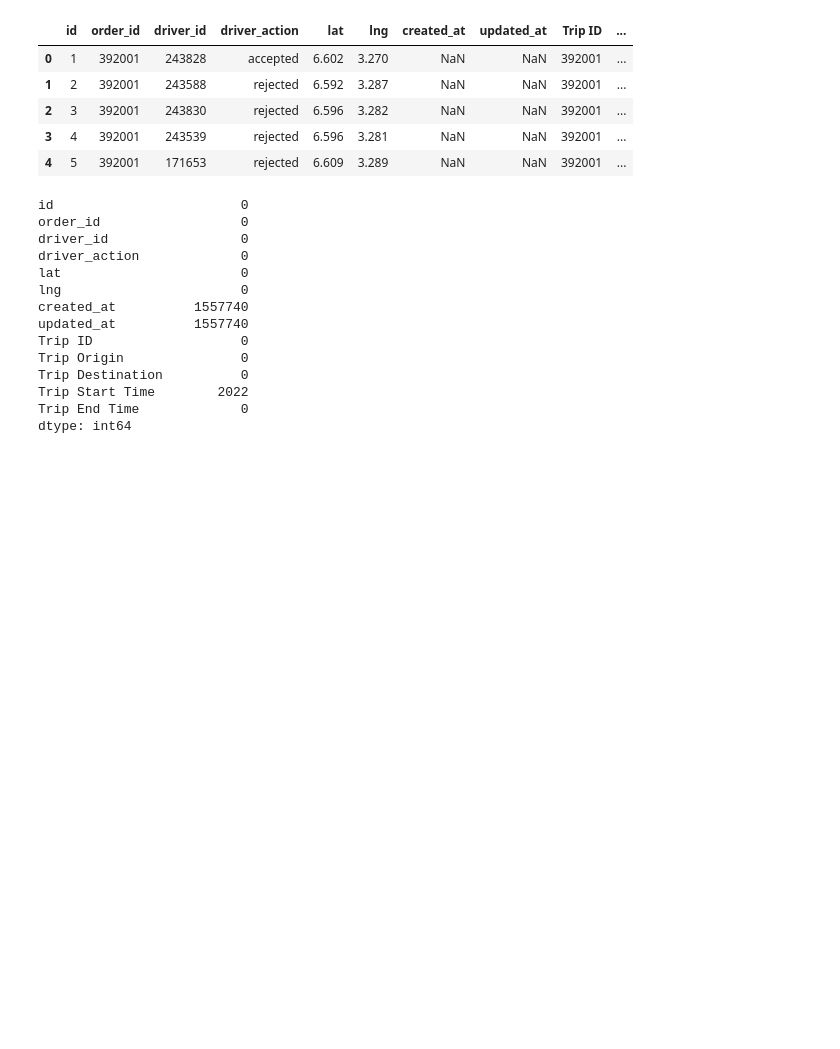
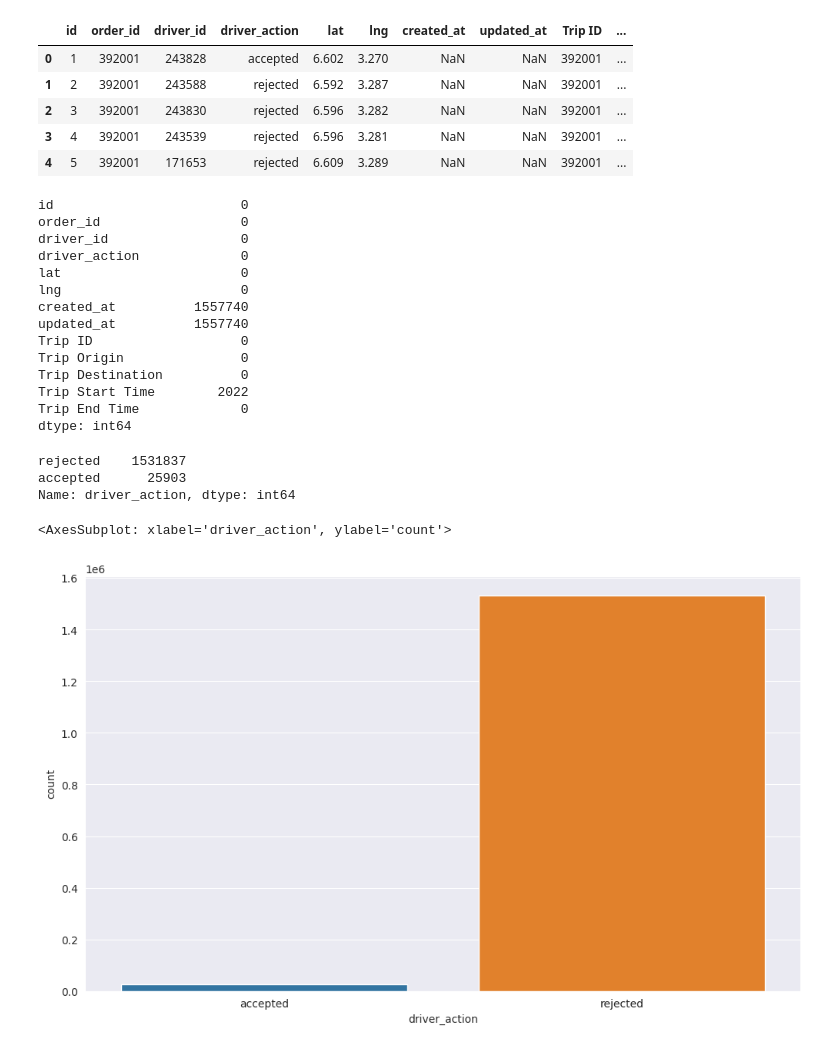
Before and after one commit to Yohanes-GR/Logistic-optimization-Causal-Inference, a Jupyter notebook: notebooks/EDA.ipynb, the cells around one changed output. Drawn from its saved outputs; the diff is of its cells as text; code cells hidden in the pictures; blank space fills up the shorter version.

```diff
--- a/notebooks/EDA.ipynb
+++ b/notebooks/EDA.ipynb
@@ -182,3 +182,17 @@ dtype: int64
 #Drop columns with null values created_at and updated_at
 columns = ['created_at', 'updated_at']
 df.drop(columns, inplace=True, axis=1)
+# %%
+# unique value counts of driver_action
+counts_df = df['driver_action'].value_counts()
+counts_df
+# %% [output]
+rejected    1531837
+accepted      25903
+Name: driver_action, dtype: int64
+# %%
+#Count Plot
+sns.countplot(x="driver_action", data=df)
+# %% [output]
+<AxesSubplot: xlabel='driver_action', ylabel='count'>
+[figure, added]
```
